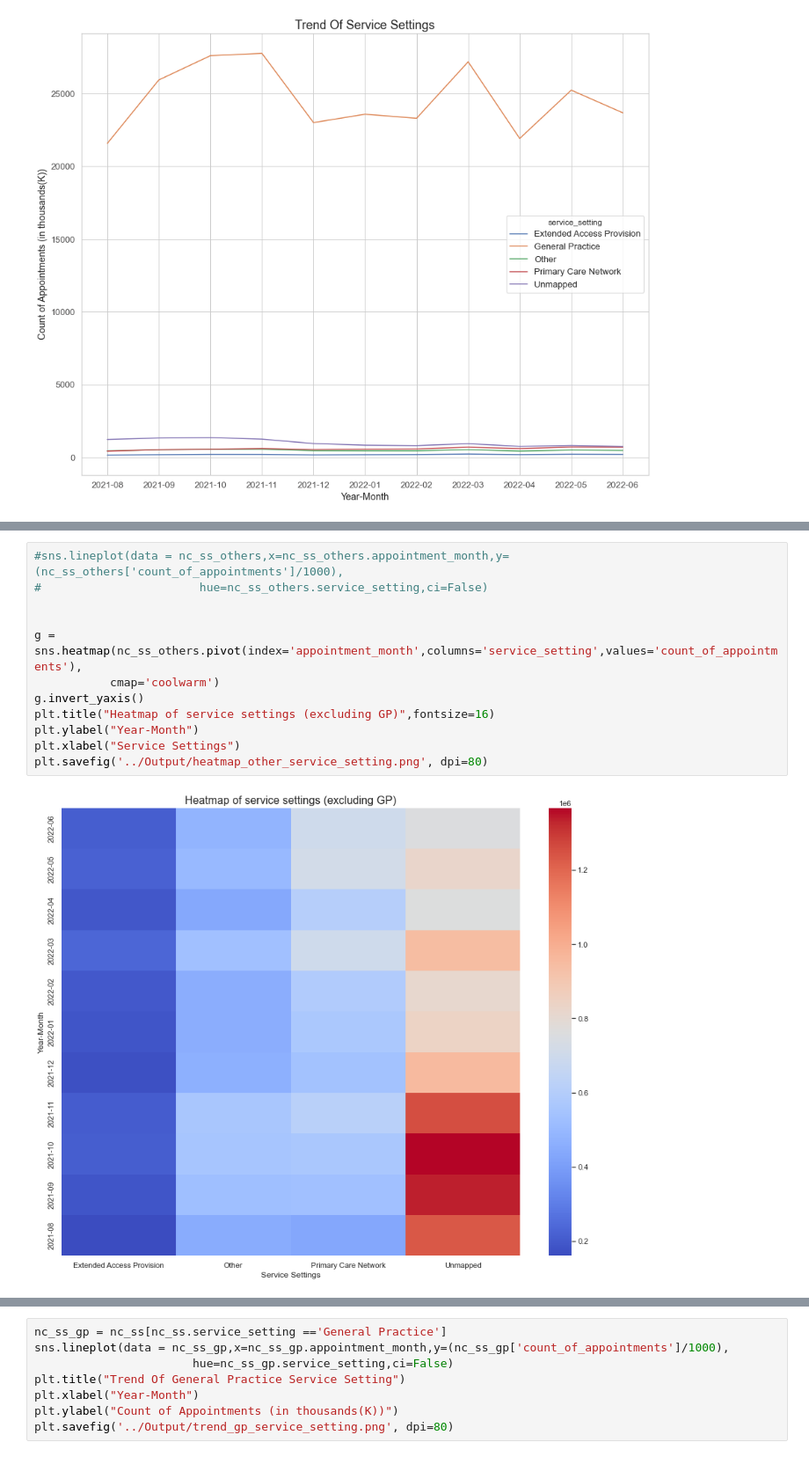
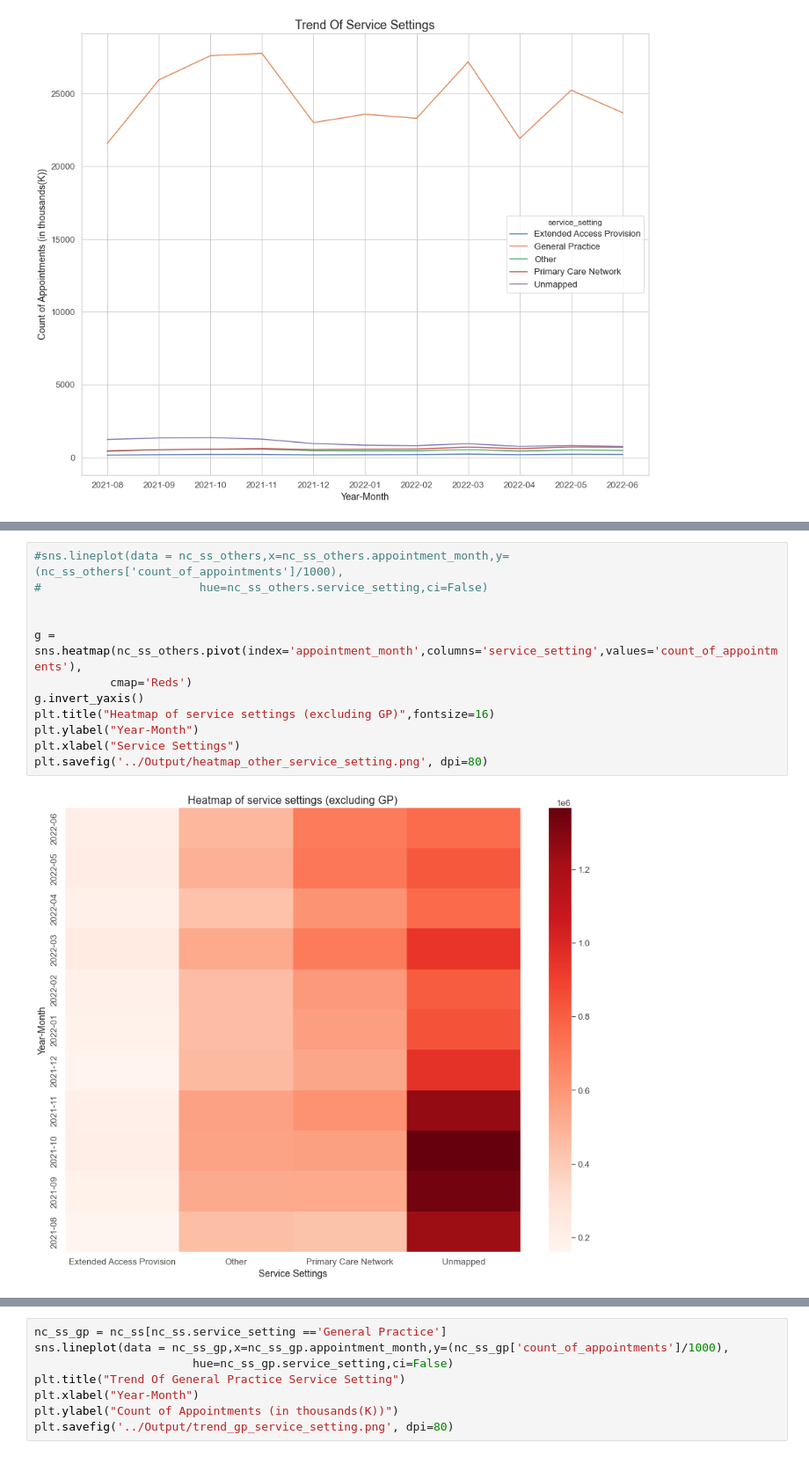
Before and after one commit to Smita-Pr/NHS_DataAnalysis_LSE_DA201_Assignment_Files, a Jupyter notebook: Code/Prasad_Smita_LSE_DA201_Assignment_Notebook.ipynb, the cells around one changed output, grey strips where cells are left out. Shown at 88% size. Cells and saved outputs as stored; diff of their text form.

```diff
--- a/Code/Prasad_Smita_LSE_DA201_Assignment_Notebook.ipynb
+++ b/Code/Prasad_Smita_LSE_DA201_Assignment_Notebook.ipynb
@@ -599,14 +606,14 @@ dtype('int64')
 # %%
 #sns.lineplot(data = nc_ss_others,x=nc_ss_others.appointment_month,y=(nc_ss_others['count_of_appointments']/1000),
 #                       hue=nc_ss_others.service_setting,ci=False)
 
 
 g = sns.heatmap(nc_ss_others.pivot(index='appointment_month',columns='service_setting',values='count_of_appointments'),
-           cmap='coolwarm')
+           cmap='Reds')
 g.invert_yaxis()
 plt.title("Heatmap of service settings (excluding GP)",fontsize=16)
 plt.ylabel("Year-Month")
 plt.xlabel("Service Settings")
 plt.savefig('../Output/heatmap_other_service_setting.png', dpi=80)
 # %% [output]
-[figure, old version]
+[figure, new version]
```
Also changed, not shown: parts of 34 cells of this notebook, 1 other file.
